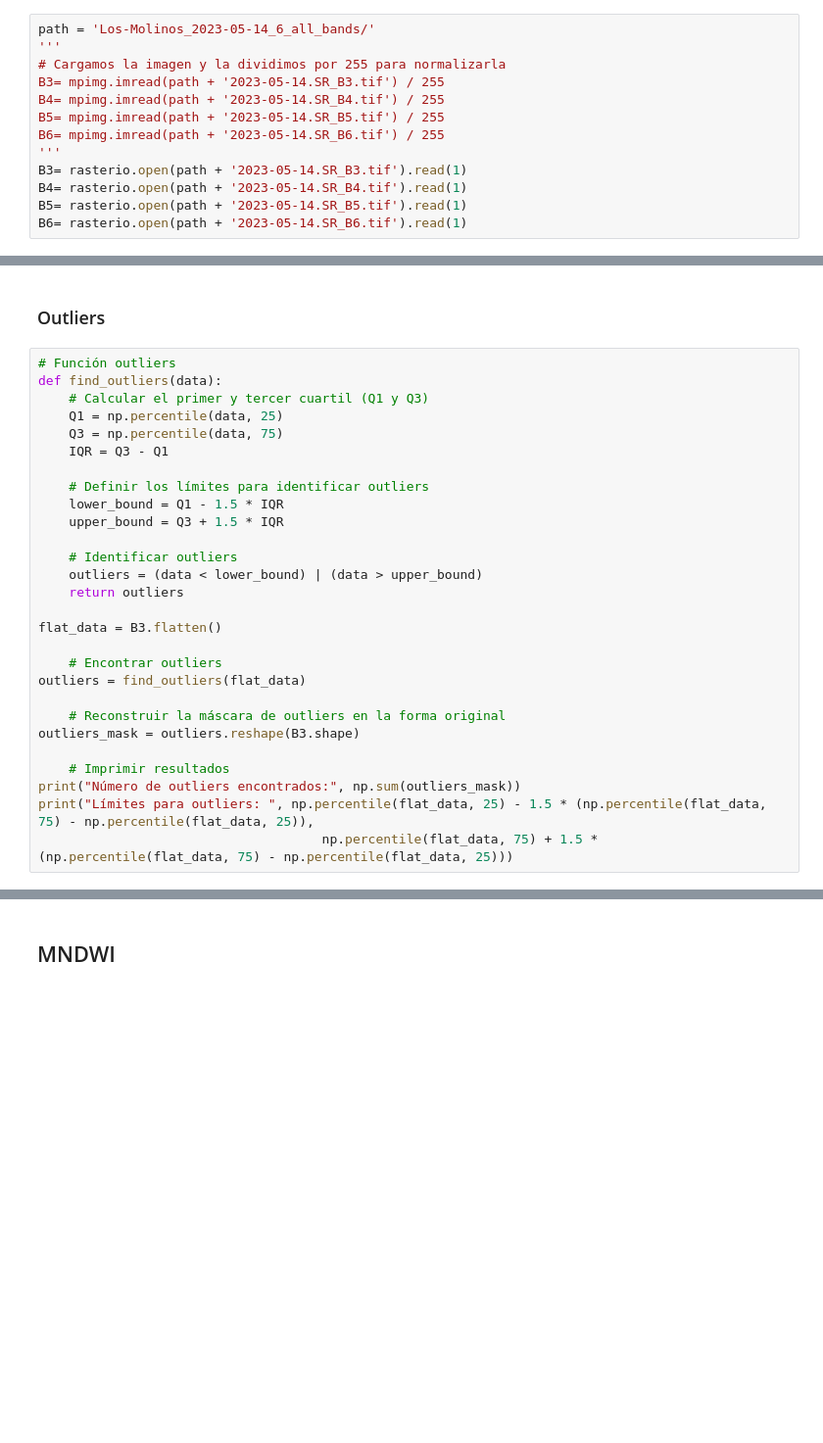
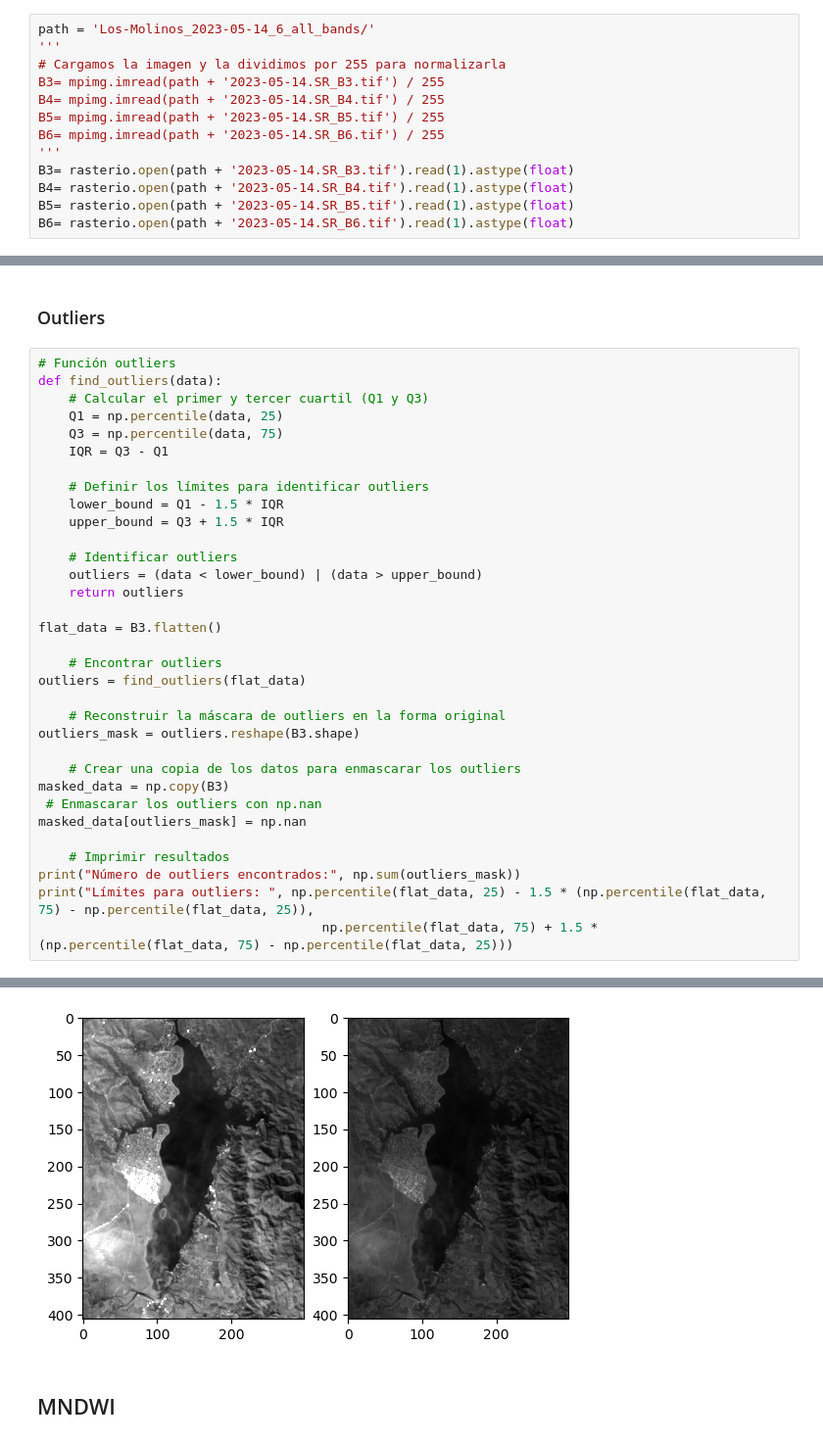
Before and after one commit to Mnzeballos/Trabajo_final_Tec-Int, a Jupyter notebook: Notas y código.ipynb, the cells around one changed output, grey strips where cells are left out. Shown at 98% size. Cells and saved outputs as stored; diff of their text form; blank space fills up the shorter version.

```diff
--- a/Notas y código.ipynb
+++ b/Notas y código.ipynb
@@ -42,10 +42,10 @@ B4= mpimg.imread(path + '2023-05-14.SR_B4.tif') / 255
 B5= mpimg.imread(path + '2023-05-14.SR_B5.tif') / 255
 B6= mpimg.imread(path + '2023-05-14.SR_B6.tif') / 255
 '''
-B3= rasterio.open(path + '2023-05-14.SR_B3.tif').read(1)
-B4= rasterio.open(path + '2023-05-14.SR_B4.tif').read(1)
-B5= rasterio.open(path + '2023-05-14.SR_B5.tif').read(1)
-B6= rasterio.open(path + '2023-05-14.SR_B6.tif').read(1)
+B3= rasterio.open(path + '2023-05-14.SR_B3.tif').read(1).astype(float)
+B4= rasterio.open(path + '2023-05-14.SR_B4.tif').read(1).astype(float)
+B5= rasterio.open(path + '2023-05-14.SR_B5.tif').read(1).astype(float)
+B6= rasterio.open(path + '2023-05-14.SR_B6.tif').read(1).astype(float)
 # %% [markdown]
 ### Exploración de las imágenes
 # %% [markdown]
@@ -206,6 +209,11 @@ outliers = find_outliers(flat_data)
     # Reconstruir la máscara de outliers en la forma original
 outliers_mask = outliers.reshape(B3.shape)
 
+    # Crear una copia de los datos para enmascarar los outliers
+masked_data = np.copy(B3)
+ # Enmascarar los outliers con np.nan
+masked_data[outliers_mask] = np.nan
+
     # Imprimir resultados
 print("Número de outliers encontrados:", np.sum(outliers_mask))
 print("Límites para outliers: ", np.percentile(flat_data, 25) - 1.5 * (np.percentile(flat_data, 75) - np.percentile(flat_data, 25)),
@@ -216,3 +225,4 @@ Límites para outliers:  6561.0 12025.0
+[figure, added]
 # %% [markdown]
 ## MNDWI
 # %%
```
Also changed, not shown: parts of 3 cells of this notebook.
